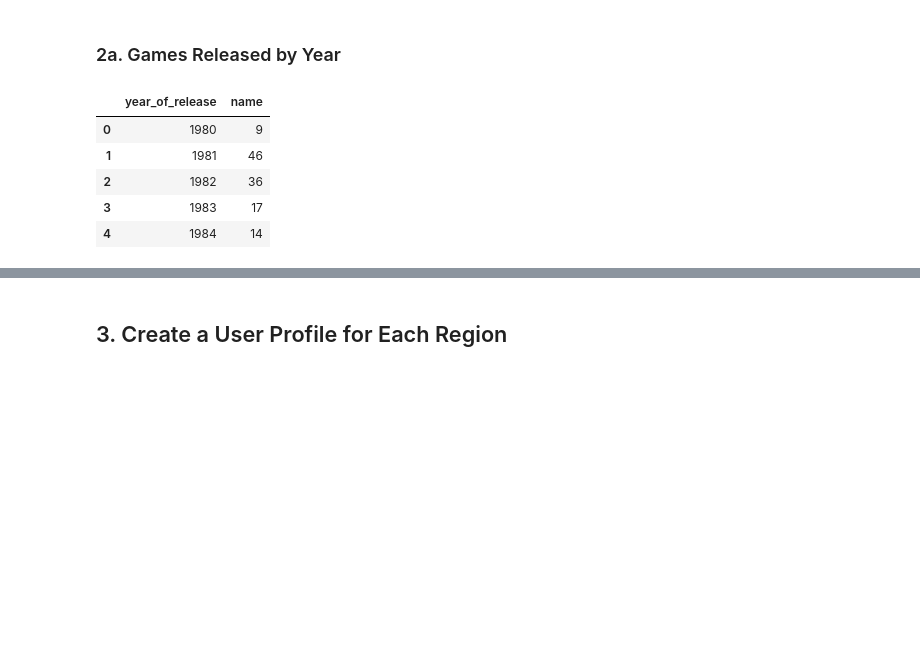
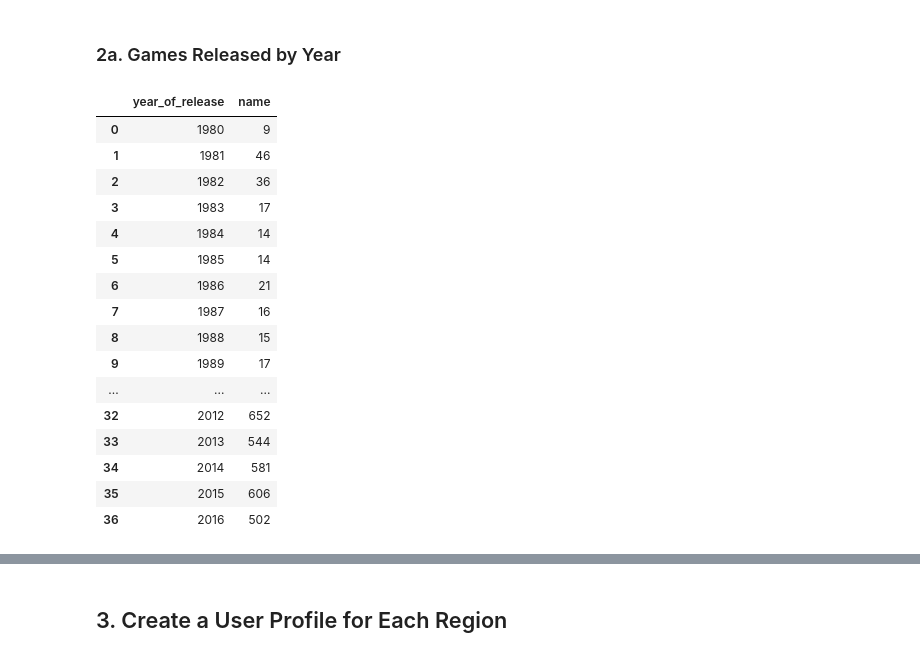
Before and after one commit to kellyshreeve/Forecasting-Global-Video-Game-Preference, a Jupyter notebook: Data Analysis.ipynb, the cells around one changed output, grey strips where cells are left out. Drawn from its saved outputs; the diff is of its cells as text; code cells hidden in the pictures; blank space fills up the shorter version.

```diff
--- a/Data Analysis.ipynb
+++ b/Data Analysis.ipynb
@@ -481,17 +481,28 @@ vg.head()
 # %% [markdown]
 ### 2a. Games Released by Year
 # %%
-# Find the number of games released by year
+# Calculate the number of games released by year
 games_by_year = vg.groupby('year_of_release')['name'].count().reset_index()
 
-display(games_by_year.head())
+display(games_by_year)
 # %% [output]
 |  | year_of_release | name |
 | 0 | 1980 | 9 |
 | 1 | 1981 | 46 |
 | 2 | 1982 | 36 |
 | 3 | 1983 | 17 |
 | 4 | 1984 | 14 |
+| 5 | 1985 | 14 |
+| 6 | 1986 | 21 |
+| 7 | 1987 | 16 |
+| 8 | 1988 | 15 |
+| 9 | 1989 | 17 |
+| ... | ... | ... |
+| 32 | 2012 | 652 |
+| 33 | 2013 | 544 |
+| 34 | 2014 | 581 |
+| 35 | 2015 | 606 |
+| 36 | 2016 | 502 |
 # %%
 # Create bar graph of video games released by year
 year_bar = px.bar(games_by_year, x='year_of_release', y='name',
```
Also changed, not shown: parts of 26 cells of this notebook.
